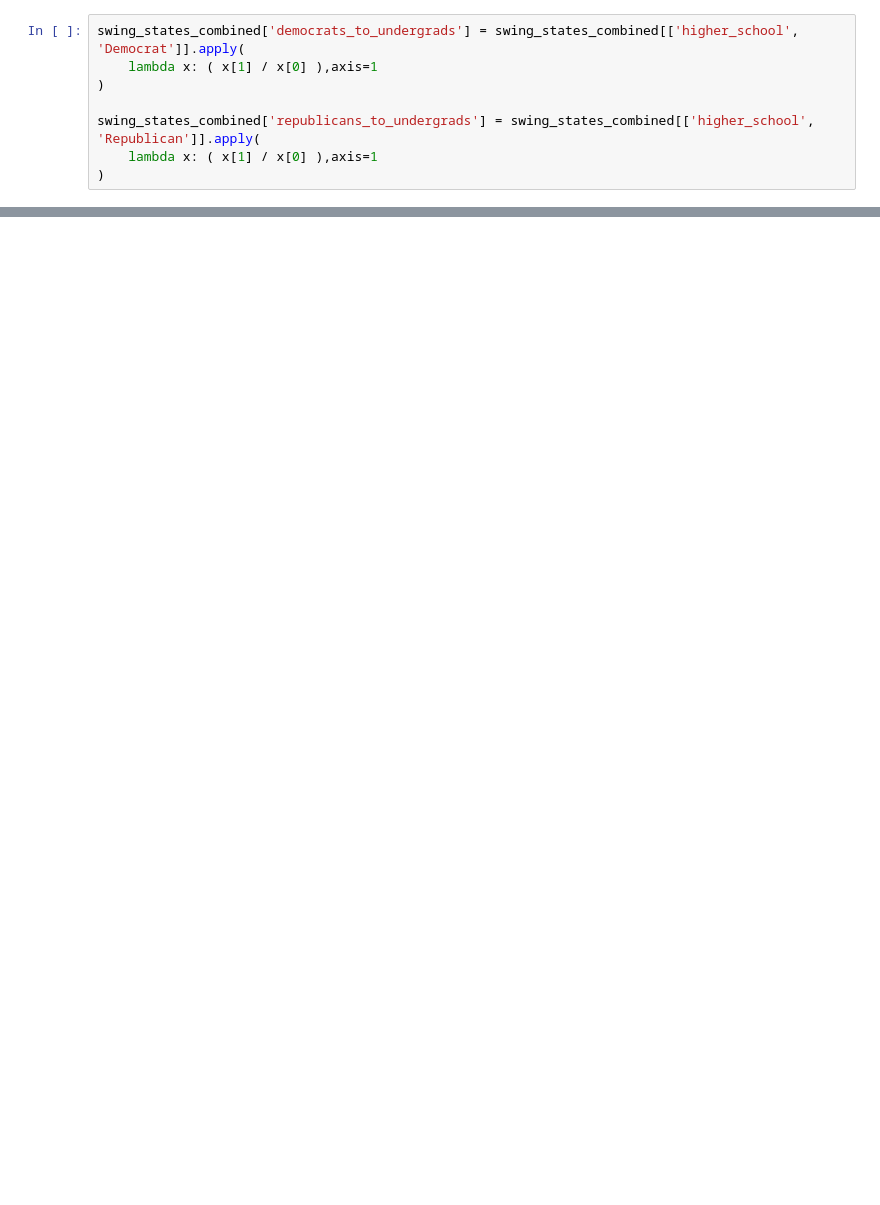
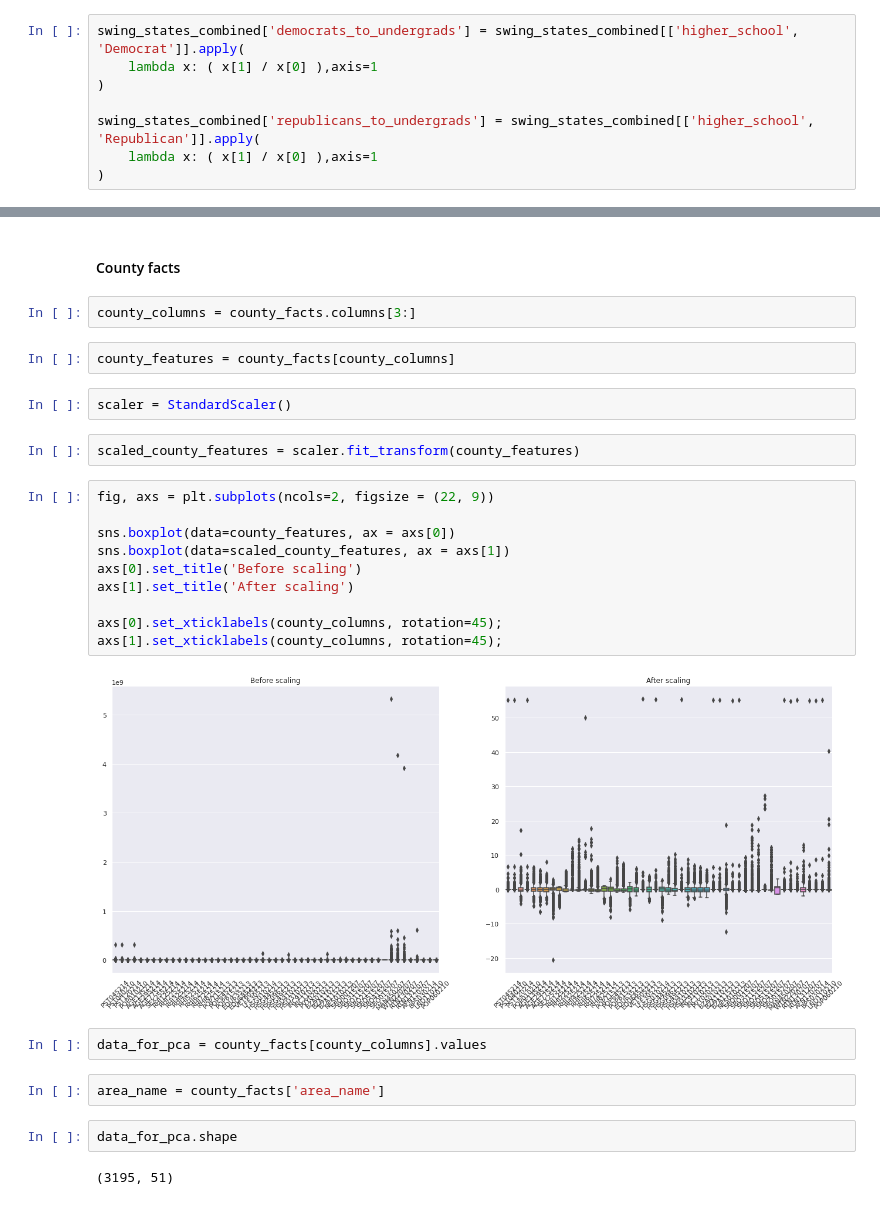
Before and after one commit to virbickt/aers, a Jupyter notebook: Untitled7.ipynb, the cells around one changed output, grey strips where cells are left out. Drawn from its saved outputs; the diff is of its cells as text; blank space fills up the shorter version.

```diff
--- a/Untitled7.ipynb
+++ b/Untitled7.ipynb
@@ -278,0 +398,30 @@ sns.scatterplot(x=swing_states_combined['high_school_percent'], y=swing_states_c
+# %% [markdown]
+#### County facts
+# %%
+county_columns = county_facts.columns[3:]
+# %%
+county_features = county_facts[county_columns]
+# %%
+scaler = StandardScaler()
+# %%
+scaled_county_features = scaler.fit_transform(county_features)
+# %%
+fig, axs = plt.subplots(ncols=2, figsize = (22, 9))
+
+sns.boxplot(data=county_features, ax = axs[0])
+sns.boxplot(data=scaled_county_features, ax = axs[1])
+axs[0].set_title('Before scaling')
+axs[1].set_title('After scaling')
+
+axs[0].set_xticklabels(county_columns, rotation=45);
+axs[1].set_xticklabels(county_columns, rotation=45);
+# %% [output]
+[figure, added]
+# %%
+data_for_pca = county_facts[county_columns].values
+# %%
+area_name = county_facts['area_name']
+# %%
+data_for_pca.shape
+# %% [output]
+(3195, 51)
```
Also changed, not shown: parts of 67 cells of this notebook.
